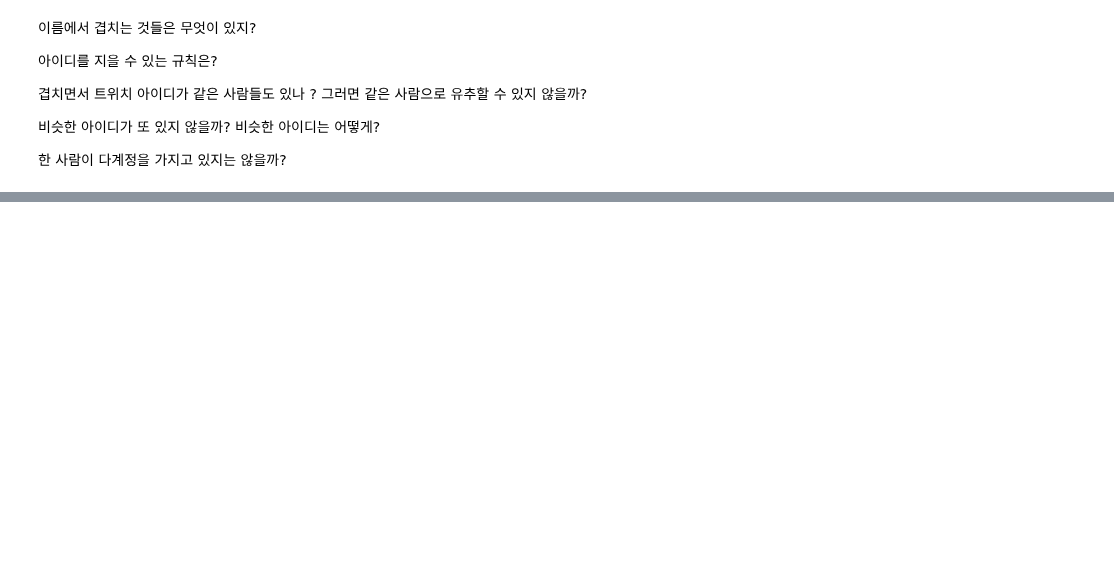
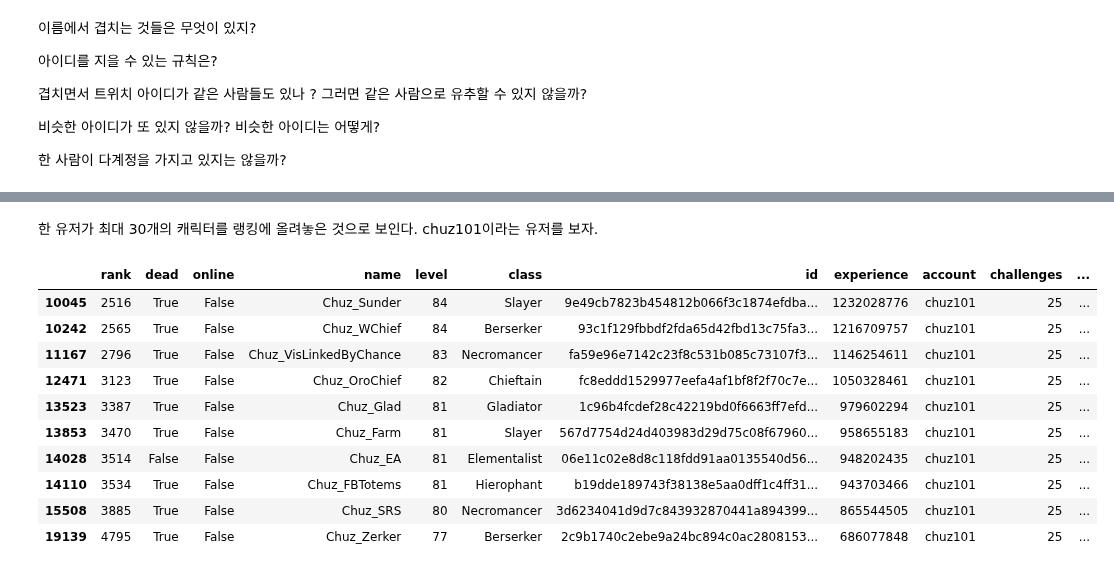
Before and after one commit to Angela-Park-JE/TIL_ver1, a Jupyter notebook: ToyPJT-POE_user/EDA_poe_stats_5_user.ipynb, the cells around one changed output, grey strips where cells are left out. Drawn from its saved outputs; the diff is of its cells as text; code cells hidden in the pictures; blank space fills up the shorter version.

```diff
--- a/ToyPJT-POE_user/EDA_poe_stats_5_user.ipynb
+++ b/ToyPJT-POE_user/EDA_poe_stats_5_user.ipynb
@@ -136,0 +221,18 @@ df['account'].value_counts().sort_values(ascending=False)
+# %% [markdown]
+한 유저가 최대 30개의 캐릭터를 랭킹에 올려놓은 것으로 보인다. chuz101이라는 유저를 보자.
+# %%
+# account = 'chuz101' are 30.
+
+df[df['account'] == 'chuz101'].head(10)
+# %% [output]
+|  | rank | dead | online | name | level | class | id | experience | account | challenges | ... |
+| 10045 | 2516 | True | False | Chuz_Sunder | 84 | Slayer | 9e49cb7823b454812b066f3c1874efdba... | 1232028776 | chuz101 | 25 | ... |
+| 10242 | 2565 | True | False | Chuz_WChief | 84 | Berserker | 93c1f129fbbdf2fda65d42fbd13c75fa3... | 1216709757 | chuz101 | 25 | ... |
+| 11167 | 2796 | True | False | Chuz_VisLinkedByChance | 83 | Necromancer | fa59e96e7142c23f8c531b085c73107f3... | 1146254611 | chuz101 | 25 | ... |
+| 12471 | 3123 | True | False | Chuz_OroChief | 82 | Chieftain | fc8eddd1529977eefa4af1bf8f2f70c7e... | 1050328461 | chuz101 | 25 | ... |
+| 13523 | 3387 | True | False | Chuz_Glad | 81 | Gladiator | 1c96b4fcdef28c42219bd0f6663ff7efd... | 979602294 | chuz101 | 25 | ... |
+| 13853 | 3470 | True | False | Chuz_Farm | 81 | Slayer | 567d7754d24d403983d29d75c08f67960... | 958655183 | chuz101 | 25 | ... |
+| 14028 | 3514 | False | False | Chuz_EA | 81 | Elementalist | 06e11c02e8d8c118fdd91aa0135540d56... | 948202435 | chuz101 | 25 | ... |
+| 14110 | 3534 | True | False | Chuz_FBTotems | 81 | Hierophant | b19dde189743f38138e5aa0dff1c4ff31... | 943703466 | chuz101 | 25 | ... |
+| 15508 | 3885 | True | False | Chuz_SRS | 80 | Necromancer | 3d6234041d9d7c843932870441a894399... | 865544505 | chuz101 | 25 | ... |
+| 19139 | 4795 | True | False | Chuz_Zerker | 77 | Berserker | 2c9b1740c2ebe9a24bc894c0ac2808153... | 686077848 | chuz101 | 25 | ... |
```
Also changed, not shown: parts of 34 cells of this notebook.
